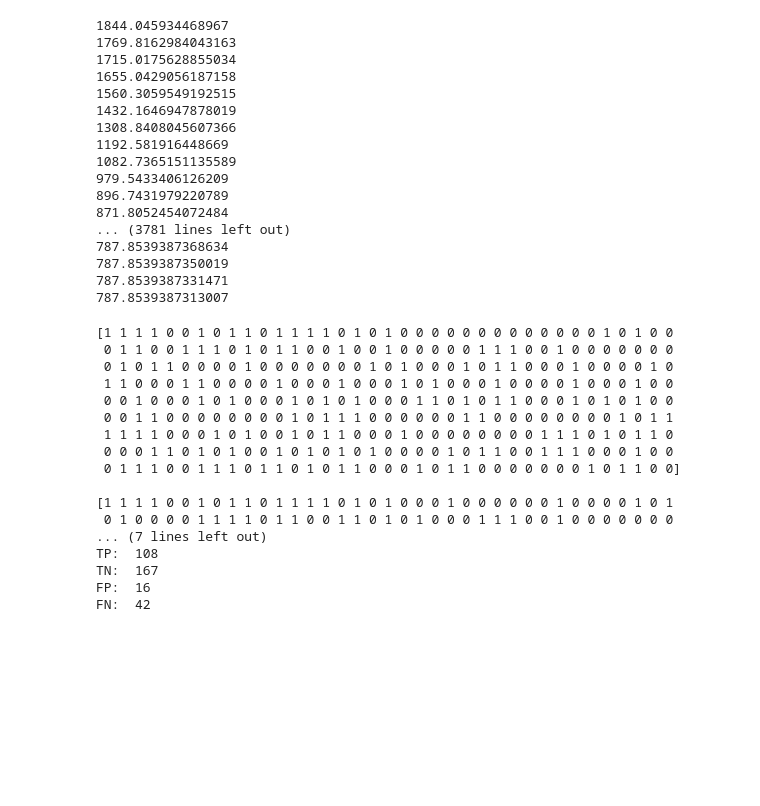
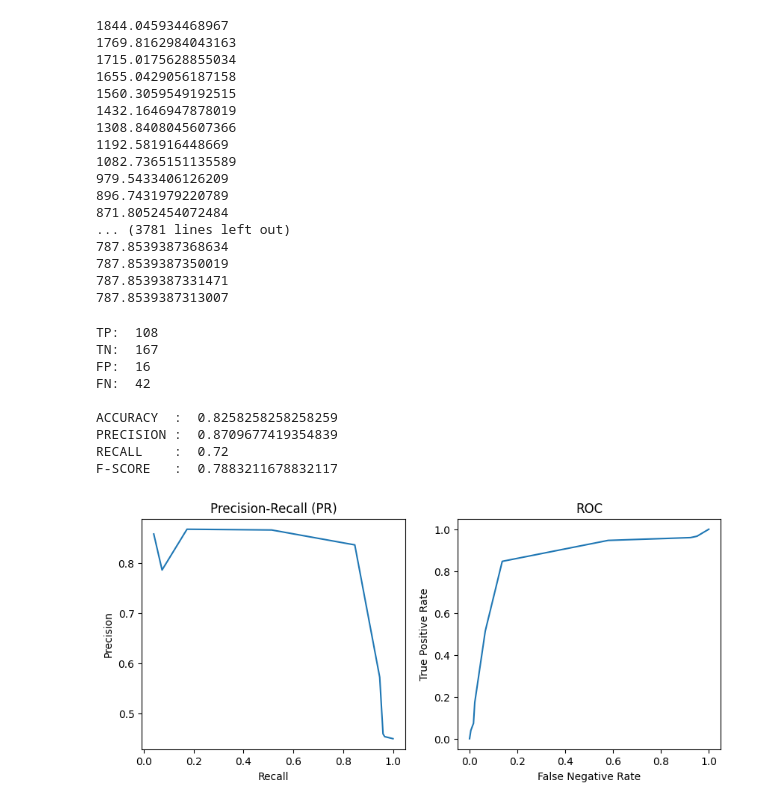
Before and after one commit to NazaGonella/TP02-machine-learning, a Jupyter notebook: Gonella_Nazareno_Notebook_TP2.ipynb, the cells around one changed output. Saved outputs shown, nothing was run; the diff lists cells and outputs as text; code cells hidden in the pictures; blank space fills up the shorter version.

Commit message:
PR y ROC curves

```diff
--- a/Gonella_Nazareno_Notebook_TP2.ipynb
+++ b/Gonella_Nazareno_Notebook_TP2.ipynb
@@ -151,32 +153,48 @@ log_reg.fit_gradient_descent(step_size=0.001, tolerance=0.001)
 787.8539387331471
 787.8539387313007
 # %%
-validation_prediction : np.ndarray = log_reg.predict(validation.drop(columns=['Diagnosis']).to_numpy())
-print(validation_prediction, "\n")
-print(validation['Diagnosis'].to_numpy().astype(int))
-tp = np.sum((validation_prediction == 1) & (validation['Diagnosis'] == 1))
-tn = np.sum((validation_prediction == 0) & (validation['Diagnosis'] == 0))
-fp = np.sum((validation_prediction == 1) & (validation['Diagnosis'] == 0))
-fn = np.sum((validation_prediction == 0) & (validation['Diagnosis'] == 1))
+log_reg.predict(validation.drop(columns=['Diagnosis']).to_numpy())
+log_reg.evaluate(validation['Diagnosis'].to_numpy())
+tp, tn, fp, fn = log_reg.get_confusion_matrix()
 print("TP: ", tp)
 print("TN: ", tn)
 print("FP: ", fp)
 print("FN: ", fn)
+print("")
+print("ACCURACY  : ", log_reg.get_accuracy())
+print("PRECISION : ", log_reg.get_precision())
+print("RECALL    : ", log_reg.get_recall())
+print("F-SCORE   : ", log_reg.get_f_score())
 # %% [output]
-[1 1 1 1 0 0 1 0 1 1 0 1 1 1 1 0 1 0 1 0 0 0 0 0 0 0 0 0 0 0 0 0 1 0 1 0 0
- 0 1 1 0 0 1 1 1 0 1 0 1 1 0 0 1 0 0 1 0 0 0 0 0 1 1 1 0 0 1 0 0 0 0 0 0 0
- 0 1 0 1 1 0 0 0 0 1 0 0 0 0 0 0 0 1 0 1 0 0 0 1 0 1 1 0 0 0 1 0 0 0 0 1 0
- 1 1 0 0 0 1 1 0 0 0 0 1 0 0 0 1 0 0 0 1 0 1 0 0 0 1 0 0 0 0 1 0 0 0 1 0 0
- 0 0 1 0 0 0 1 0 1 0 0 0 1 0 1 0 1 0 0 0 1 1 0 1 0 1 1 0 0 0 1 0 1 0 1 0 0
- 0 0 1 1 0 0 0 0 0 0 0 0 1 0 1 1 1 0 0 0 0 0 0 1 1 0 0 0 0 0 0 0 0 1 0 1 1
- 1 1 1 1 0 0 0 1 0 1 0 0 1 0 1 1 0 0 0 1 0 0 0 0 0 0 0 0 1 1 1 0 1 0 1 1 0
- 0 0 0 1 1 0 1 0 1 0 0 1 0 1 0 1 0 1 0 0 0 0 1 0 1 1 0 0 1 1 1 0 0 0 1 0 0
- 0 1 1 1 0 0 1 1 1 0 1 1 0 1 0 1 1 0 0 0 1 0 1 1 0 0 0 0 0 0 0 1 0 1 1 0 0]
-
-[1 1 1 1 0 0 1 0 1 1 0 1 1 1 1 0 1 0 1 0 0 0 1 0 0 0 0 0 0 1 0 0 0 0 1 0 1
- 0 1 0 0 0 0 1 1 1 1 0 1 1 0 0 1 1 0 1 0 1 0 0 0 1 1 1 0 0 1 0 0 0 0 0 0 0
-... (7 lines left out)
 TP:  108
 TN:  167
 FP:  16
 FN:  42
+
+ACCURACY  :  0.8258258258258259
+PRECISION :  0.8709677419354839
+RECALL    :  0.72
+F-SCORE   :  0.7883211678832117
+# %%
+recalls : list[float] = []
+precisions : list[float] = []
+falses_negatives_rateses : list[float] = []
+for threshold in np.linspace(0, 1, 10):
+    log_reg.evaluate(validation['Diagnosis'].to_numpy(), threshold=threshold)
+    recalls.append(log_reg.get_recall())
+    precisions.append(log_reg.get_precision())
+    falses_negatives_rateses.append(log_reg.get_false_positive_rate())
+plt.figure(figsize=(10, 4))
+plt.subplot(1, 2, 1)
+plt.title("Precision-Recall (PR)")
+plt.plot(recalls, precisions)
+plt.xlabel("Recall")
+plt.ylabel("Precision")
+plt.subplot(1, 2, 2)
+plt.title("ROC")
+plt.plot(falses_negatives_rateses, recalls)
+plt.xlabel("False Negative Rate")
+plt.ylabel("True Positive Rate")
+plt.show()
+# %% [output]
+[figure, added]
```
Also changed, not shown: parts of 1 cell of this notebook, 1 other file.
